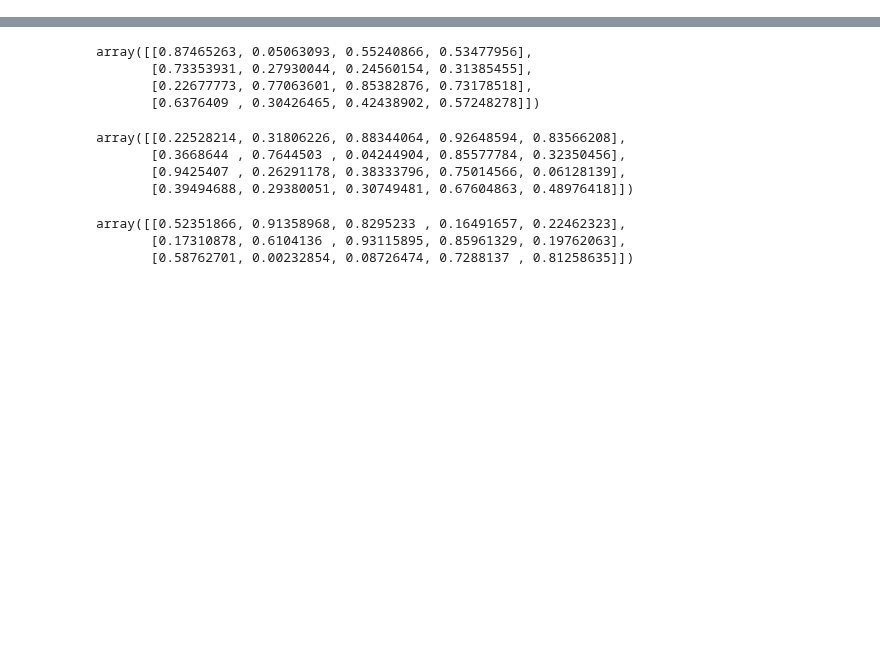
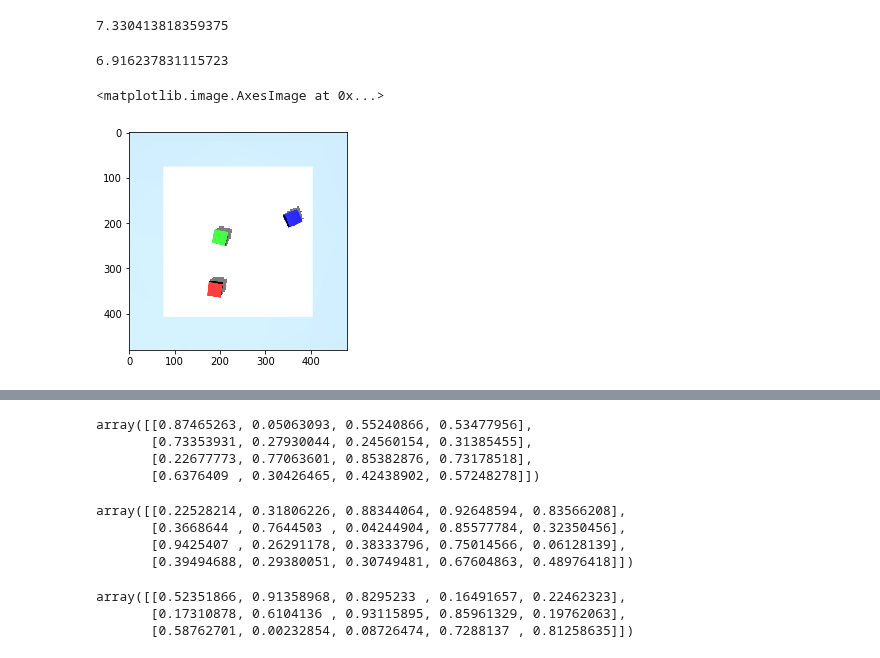
Before and after one commit to hogunkee/ur5_manipulation, a Jupyter notebook: object_wise/dqn/debugging.ipynb, the cells around one changed output, grey strips where cells are left out. Drawn from its saved outputs; the diff is of its cells as text; code cells hidden in the pictures; blank space fills up the shorter version.

```diff
--- a/object_wise/dqn/debugging.ipynb
+++ b/object_wise/dqn/debugging.ipynb
@@ -2,0 +6,3 @@
+# %%
+env = UR5Env(render=False, camera_height=480, camera_width=480, control_freq=5, data_format='NHWC', xml_ver=0)
+env = objectwise_env(env, num_blocks=3, mov_dist=0.08, detection=True)
@@ -2,0 +11,2 @@
+# %%
+state = env.reset()
@@ -8,0 +43,21 @@ NameError: name 'cfg_from_file' is not defined
+# %%
+st = time.time()
+s0, (r0, f0) = sdf.get_sdf_features(state[0])
+sg, (rg, fg) = sdf.get_sdf_features(state[1])
+et = time.time()
+print(et-st)
+# %% [output]
+7.330413818359375
+# %%
+st = time.time()
+_ = sdf.get_masks(state[0])
+_ = sdf.get_masks(state[1])
+et = time.time()
+print(et-st)
+# %% [output]
+6.916237831115723
+# %%
+plt.imshow(state[0])
+# %% [output]
+<matplotlib.image.AxesImage at 0x...>
+[figure, added]
```
Also changed, not shown: parts of 35 cells of this notebook, 42 other files.
